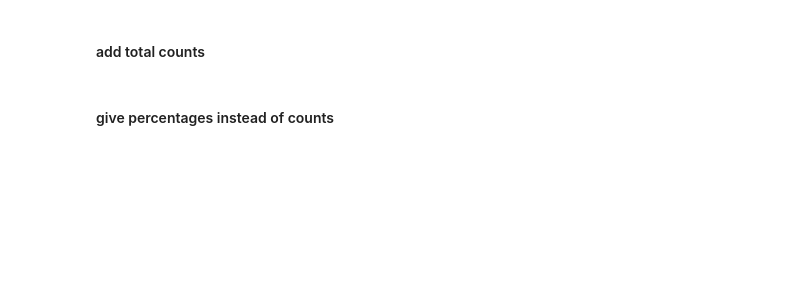
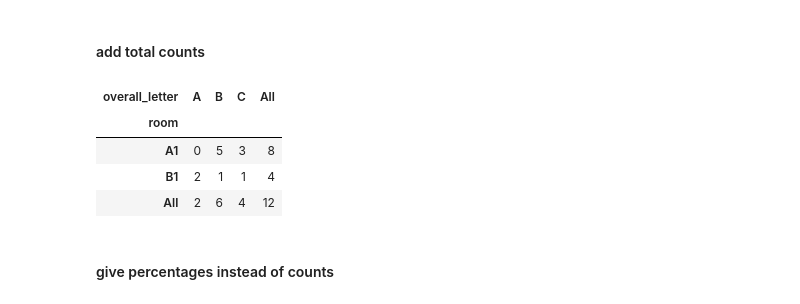
Before and after one commit to CodeupClassroom/pagel-data-science-libraries, a Jupyter notebook: advanced_df3_lesson.ipynb, the cells around one changed output. Drawn from its saved outputs; the diff is of its cells as text; code cells hidden in the pictures; blank space fills up the shorter version.

```diff
--- a/advanced_df3_lesson.ipynb
+++ b/advanced_df3_lesson.ipynb
@@ -47,6 +85,13 @@ COUNT the number of occurances between each subgroup
 #### add total counts
 # %%
 #margins argument
+pd.crosstab(df.room, df.overall_letter, margins=True)
+# %% [output]
+| overall_letter | A | B | C | All |
+| room |  |  |  |  |
+| A1 | 0 | 5 | 3 | 8 |
+| B1 | 2 | 1 | 1 | 4 |
+| All | 2 | 6 | 4 | 12 |
 # %% [markdown]
 #### give percentages instead of counts
 # %%
```
Also changed, not shown: parts of 23 cells of this notebook.
